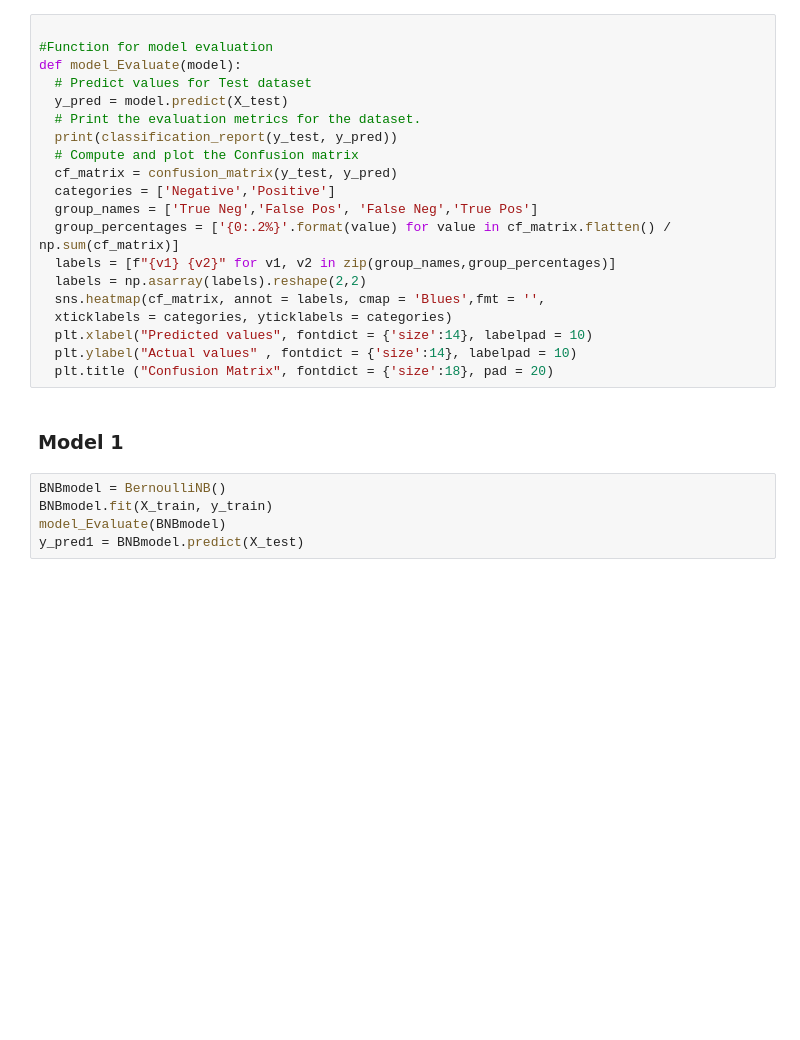
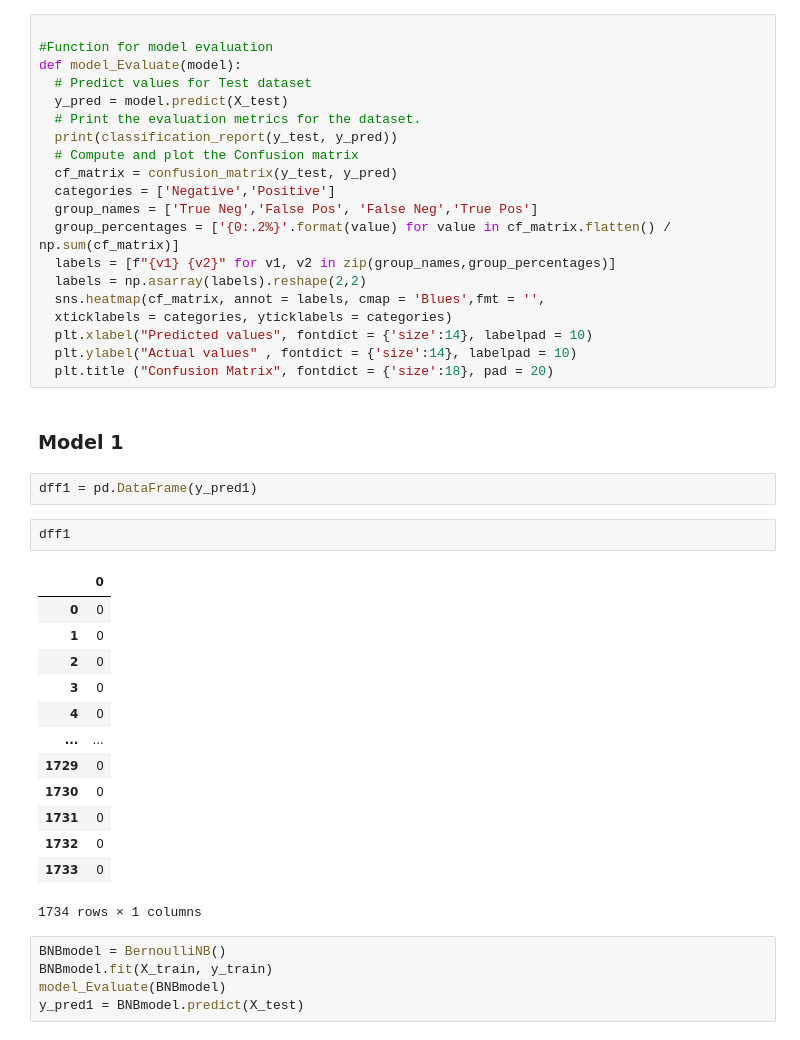
Before and after one commit to Himanshu-Dharma/Elon_bots_sentiment_analysis, a Jupyter notebook: UpdatedTweetAnalysis.ipynb, the cells around one changed output. Cells and saved outputs as stored; diff of their text form; blank space fills up the shorter version.

```diff
--- a/UpdatedTweetAnalysis.ipynb
+++ b/UpdatedTweetAnalysis.ipynb
@@ -1103,6 +1104,24 @@ def model_Evaluate(model):
   plt.title ("Confusion Matrix", fontdict = {'size':18}, pad = 20)
 # %% [markdown]
 ### Model 1
+# %%
+dff1 = pd.DataFrame(y_pred1)
+# %%
+dff1
+# %% [output]
+|  | 0 |
+| 0 | 0 |
+| 1 | 0 |
+| 2 | 0 |
+| 3 | 0 |
+| 4 | 0 |
+| ... | ... |
+| 1729 | 0 |
+| 1730 | 0 |
+| 1731 | 0 |
+| 1732 | 0 |
+| 1733 | 0 |
+1734 rows × 1 columns
 # %%
 BNBmodel = BernoulliNB()
 BNBmodel.fit(X_train, y_train)
```
Also changed, not shown: parts of 16 cells of this notebook.
